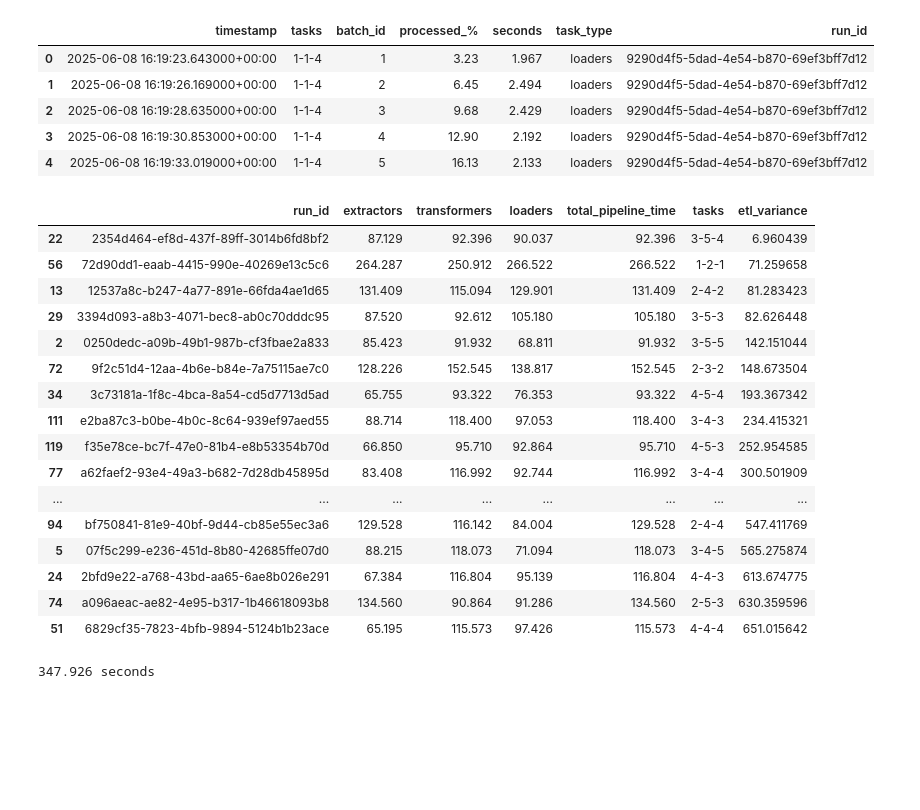
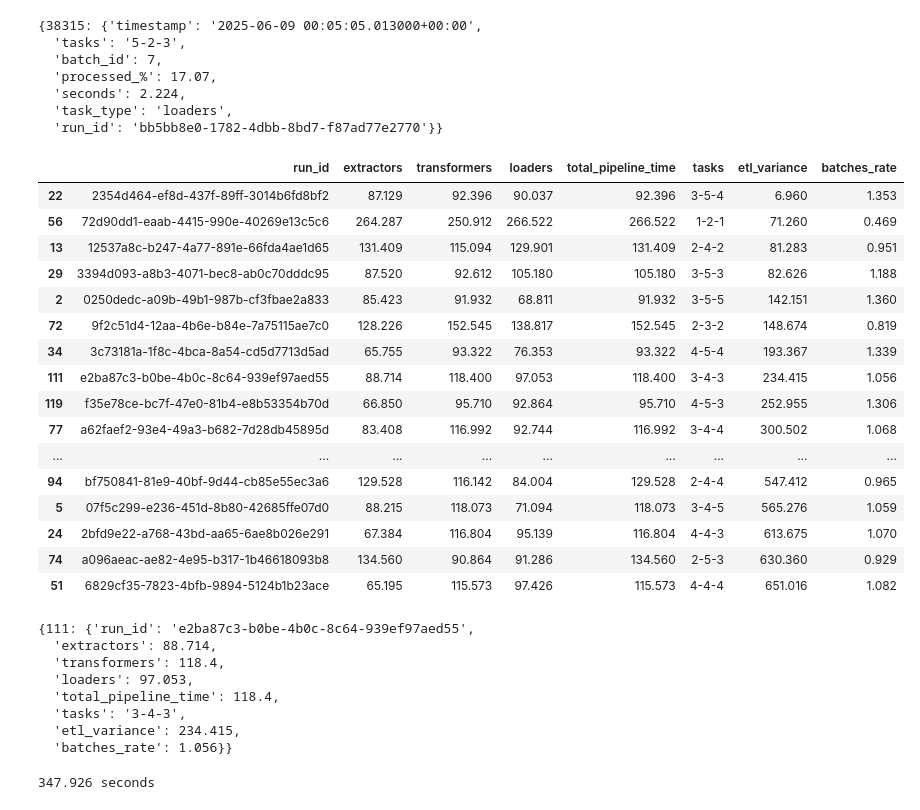
Before and after one commit to offcomputer/usp-airflow-project, a Jupyter notebook: src/notebooks/results.ipynb, the cells around one changed output. Saved outputs shown, nothing was run; the diff lists cells and outputs as text; code cells hidden in the pictures; blank space fills up the shorter version.

Commit message:
update: single registries samples

```diff
--- a/src/notebooks/results.ipynb
+++ b/src/notebooks/results.ipynb
@@ -3,61 +3,74 @@ import pandas as pd
 import matplotlib.pyplot as plt
 # %%
 df_logs = pd.read_csv('tmp/logs.csv', parse_dates=['timestamp'])
-df_logs.head()
+df_logs.sample(1).T.to_dict()
 # %% [output]
-|  | timestamp | tasks | batch_id | processed_% | seconds | task_type | run_id |
-| 0 | 2025-06-08 16:19:23.643000+00:00 | 1-1-4 | 1 | 3.23 | 1.967 | loaders | 9290d4f5-5dad-4e54-b870-69ef3bff7d12 |
-| 1 | 2025-06-08 16:19:26.169000+00:00 | 1-1-4 | 2 | 6.45 | 2.494 | loaders | 9290d4f5-5dad-4e54-b870-69ef3bff7d12 |
-| 2 | 2025-06-08 16:19:28.635000+00:00 | 1-1-4 | 3 | 9.68 | 2.429 | loaders | 9290d4f5-5dad-4e54-b870-69ef3bff7d12 |
-| 3 | 2025-06-08 16:19:30.853000+00:00 | 1-1-4 | 4 | 12.90 | 2.192 | loaders | 9290d4f5-5dad-4e54-b870-69ef3bff7d12 |
-| 4 | 2025-06-08 16:19:33.019000+00:00 | 1-1-4 | 5 | 16.13 | 2.133 | loaders | 9290d4f5-5dad-4e54-b870-69ef3bff7d12 |
+{38315: {'timestamp': '2025-06-09 00:05:05.013000+00:00',
+  'tasks': '5-2-3',
+  'batch_id': 7,
+  'processed_%': 17.07,
+  'seconds': 2.224,
+  'task_type': 'loaders',
+  'run_id': 'bb5bb8e0-1782-4dbb-8bd7-f87ad77e2770'}}
 # %%
 cols = ['extractors', 'transformers', 'loaders']
 df_time_span = (
     df_logs
     .groupby(['run_id', 'task_type'])['timestamp']
     .agg(start_time='min', end_time='max')
     .reset_index()
 )
 df_time_span['start_time'] = pd.to_datetime(
     df_time_span['start_time'], errors='coerce')
 df_time_span['end_time'] = pd.to_datetime(
     df_time_span['end_time'], errors='coerce')
 df_time_span['duration'] = (
     df_time_span['end_time'] - df_time_span['start_time']
 ).dt.total_seconds()
 df_grouped = (
     df_time_span
     .pivot(index='run_id', columns='task_type', values='duration')
     .fillna(0)
     .reset_index()
 )
 df_grouped['total_pipeline_time'] = df_grouped[cols].max(axis=1)
 config_map = df_logs[['run_id', 'tasks']].drop_duplicates()
 df_summary = df_grouped.merge(config_map, on='run_id')
 result = \
     df_summary.copy()[['run_id'] + cols + ['total_pipeline_time', 'tasks']]
-result['etl_variance'] = result[cols].var(axis=1)
+result['etl_variance'] = round(result[cols].var(axis=1), 3)
+result['batches_rate'] = round(125 / result['total_pipeline_time'], 3)
 result = result.sort_values(by='etl_variance').head(20)
 result
 # %% [output]
-|  | run_id | extractors | transformers | loaders | total_pipeline_time | tasks | etl_variance |
-| 22 | 2354d464-ef8d-437f-89ff-3014b6fd8bf2 | 87.129 | 92.396 | 90.037 | 92.396 | 3-5-4 | 6.960439 |
-| 56 | 72d90dd1-eaab-4415-990e-40269e13c5c6 | 264.287 | 250.912 | 266.522 | 266.522 | 1-2-1 | 71.259658 |
-| 13 | 12537a8c-b247-4a77-891e-66fda4ae1d65 | 131.409 | 115.094 | 129.901 | 131.409 | 2-4-2 | 81.283423 |
-| 29 | 3394d093-a8b3-4071-bec8-ab0c70dddc95 | 87.520 | 92.612 | 105.180 | 105.180 | 3-5-3 | 82.626448 |
-| 2 | 0250dedc-a09b-49b1-987b-cf3fbae2a833 | 85.423 | 91.932 | 68.811 | 91.932 | 3-5-5 | 142.151044 |
-| 72 | 9f2c51d4-12aa-4b6e-b84e-7a75115ae7c0 | 128.226 | 152.545 | 138.817 | 152.545 | 2-3-2 | 148.673504 |
-| 34 | 3c73181a-1f8c-4bca-8a54-cd5d7713d5ad | 65.755 | 93.322 | 76.353 | 93.322 | 4-5-4 | 193.367342 |
-| 111 | e2ba87c3-b0be-4b0c-8c64-939ef97aed55 | 88.714 | 118.400 | 97.053 | 118.400 | 3-4-3 | 234.415321 |
-| 119 | f35e78ce-bc7f-47e0-81b4-e8b53354b70d | 66.850 | 95.710 | 92.864 | 95.710 | 4-5-3 | 252.954585 |
-| 77 | a62faef2-93e4-49a3-b682-7d28db45895d | 83.408 | 116.992 | 92.744 | 116.992 | 3-4-4 | 300.501909 |
-| ... | ... | ... | ... | ... | ... | ... | ... |
-| 94 | bf750841-81e9-40bf-9d44-cb85e55ec3a6 | 129.528 | 116.142 | 84.004 | 129.528 | 2-4-4 | 547.411769 |
-| 5 | 07f5c299-e236-451d-8b80-42685ffe07d0 | 88.215 | 118.073 | 71.094 | 118.073 | 3-4-5 | 565.275874 |
-| 24 | 2bfd9e22-a768-43bd-aa65-6ae8b026e291 | 67.384 | 116.804 | 95.139 | 116.804 | 4-4-3 | 613.674775 |
-| 74 | a096aeac-ae82-4e95-b317-1b46618093b8 | 134.560 | 90.864 | 91.286 | 134.560 | 2-5-3 | 630.359596 |
-| 51 | 6829cf35-7823-4bfb-9894-5124b1b23ace | 65.195 | 115.573 | 97.426 | 115.573 | 4-4-4 | 651.015642 |
+|  | run_id | extractors | transformers | loaders | total_pipeline_time | tasks | etl_variance | batches_rate |
+| 22 | 2354d464-ef8d-437f-89ff-3014b6fd8bf2 | 87.129 | 92.396 | 90.037 | 92.396 | 3-5-4 | 6.960 | 1.353 |
+| 56 | 72d90dd1-eaab-4415-990e-40269e13c5c6 | 264.287 | 250.912 | 266.522 | 266.522 | 1-2-1 | 71.260 | 0.469 |
+| 13 | 12537a8c-b247-4a77-891e-66fda4ae1d65 | 131.409 | 115.094 | 129.901 | 131.409 | 2-4-2 | 81.283 | 0.951 |
+| 29 | 3394d093-a8b3-4071-bec8-ab0c70dddc95 | 87.520 | 92.612 | 105.180 | 105.180 | 3-5-3 | 82.626 | 1.188 |
+| 2 | 0250dedc-a09b-49b1-987b-cf3fbae2a833 | 85.423 | 91.932 | 68.811 | 91.932 | 3-5-5 | 142.151 | 1.360 |
+| 72 | 9f2c51d4-12aa-4b6e-b84e-7a75115ae7c0 | 128.226 | 152.545 | 138.817 | 152.545 | 2-3-2 | 148.674 | 0.819 |
+| 34 | 3c73181a-1f8c-4bca-8a54-cd5d7713d5ad | 65.755 | 93.322 | 76.353 | 93.322 | 4-5-4 | 193.367 | 1.339 |
+| 111 | e2ba87c3-b0be-4b0c-8c64-939ef97aed55 | 88.714 | 118.400 | 97.053 | 118.400 | 3-4-3 | 234.415 | 1.056 |
+| 119 | f35e78ce-bc7f-47e0-81b4-e8b53354b70d | 66.850 | 95.710 | 92.864 | 95.710 | 4-5-3 | 252.955 | 1.306 |
+| 77 | a62faef2-93e4-49a3-b682-7d28db45895d | 83.408 | 116.992 | 92.744 | 116.992 | 3-4-4 | 300.502 | 1.068 |
+| ... | ... | ... | ... | ... | ... | ... | ... | ... |
+| 94 | bf750841-81e9-40bf-9d44-cb85e55ec3a6 | 129.528 | 116.142 | 84.004 | 129.528 | 2-4-4 | 547.412 | 0.965 |
+| 5 | 07f5c299-e236-451d-8b80-42685ffe07d0 | 88.215 | 118.073 | 71.094 | 118.073 | 3-4-5 | 565.276 | 1.059 |
+| 24 | 2bfd9e22-a768-43bd-aa65-6ae8b026e291 | 67.384 | 116.804 | 95.139 | 116.804 | 4-4-3 | 613.675 | 1.070 |
+| 74 | a096aeac-ae82-4e95-b317-1b46618093b8 | 134.560 | 90.864 | 91.286 | 134.560 | 2-5-3 | 630.360 | 0.929 |
+| 51 | 6829cf35-7823-4bfb-9894-5124b1b23ace | 65.195 | 115.573 | 97.426 | 115.573 | 4-4-4 | 651.016 | 1.082 |
+# %%
+result.sample(1).T.to_dict()
+# %% [output]
+{111: {'run_id': 'e2ba87c3-b0be-4b0c-8c64-939ef97aed55',
+  'extractors': 88.714,
+  'transformers': 118.4,
+  'loaders': 97.053,
+  'total_pipeline_time': 118.4,
+  'tasks': '3-4-3',
+  'etl_variance': 234.415,
+  'batches_rate': 1.056}}
 # %%
 df_summary[df_summary['tasks'] == '1-1-1']
 sequential_time = sum([df_summary[c].values[0] for c in cols])
```
Also changed, not shown: parts of 1 cell of this notebook.
